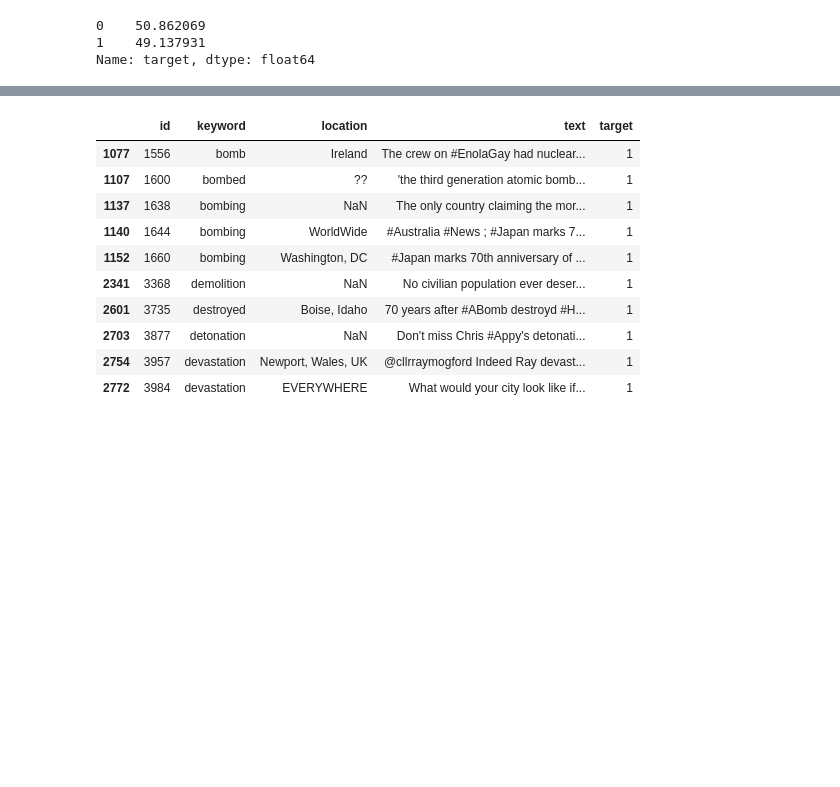
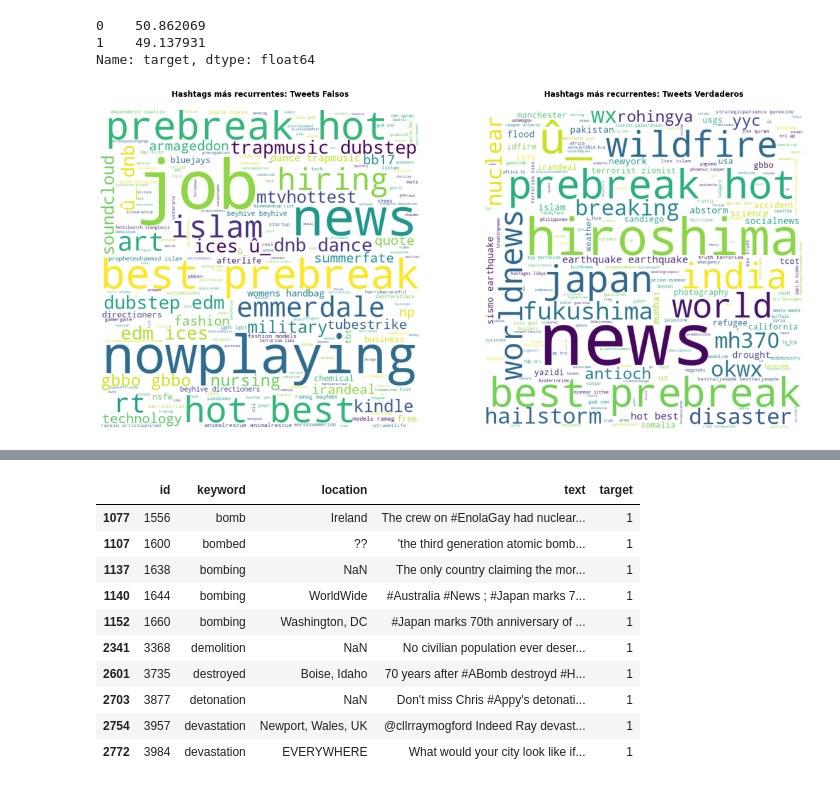
Before and after one commit to gusper01/TP1FIUBA, a Jupyter notebook: Copia_de_Copia_de_TP1_primer_analisis.ipynb, the cells around one changed output, grey strips where cells are left out. Drawn from its saved outputs; the diff is of its cells as text; code cells hidden in the pictures; blank space fills up the shorter version.

Commit message:
agrego wordcloud

```diff
--- a/Copia_de_Copia_de_TP1_primer_analisis.ipynb
+++ b/Copia_de_Copia_de_TP1_primer_analisis.ipynb
@@ -378,6 +378,32 @@ for hashtag in hashtags_raw_1:
         hashtag = list(set(hashtag)) #Elimino duplicados
         for value in hashtag:
             hashtags_1.append(value)
+# %%
+# WORDCLOUD
+
+# Importo librería necesaria
+from PIL import Image
+from wordcloud import WordCloud, STOPWORDS
+
+# Tomo los datos de la celda anterior: hashtags_0 y hashtags_1
+
+# Creo figura y la lleno con las palabras de esas listas
+maskArray = np.array(Image.open("tweeter_logo_black.png"))
+cloud_0 = WordCloud(background_color = "white", mask = maskArray).generate(' '.join(hashtags_0).lower())
+cloud_1 = WordCloud(background_color = "white", mask = maskArray).generate(' '.join(hashtags_1).lower())
+
+# Plot
+fig, (ax1, ax2) = plt.subplots(nrows = 1, ncols = 2, figsize = (20,20))
+ax1.imshow(cloud_0, interpolation='bilinear')
+ax1.set_axis_off()
+ax1.set_title('Hashtags más recurrentes: Tweets Falsos\n', fontweight = 'semibold')
+ax2.imshow(cloud_1, interpolation='bilinear')
+ax2.set_axis_off()
+ax2.set_title('Hashtags más recurrentes: Tweets Verdaderos\n', fontweight = 'semibold')
+plt.savefig('hashtags_wordcloud.png')
+plt.show()
+# %% [output]
+[figure, added]
 # %%
 pd.Series(hashtags_0).value_counts().head(10)
 # %% [output]
```
Also changed, not shown: parts of 3 cells of this notebook, 4 other files.
